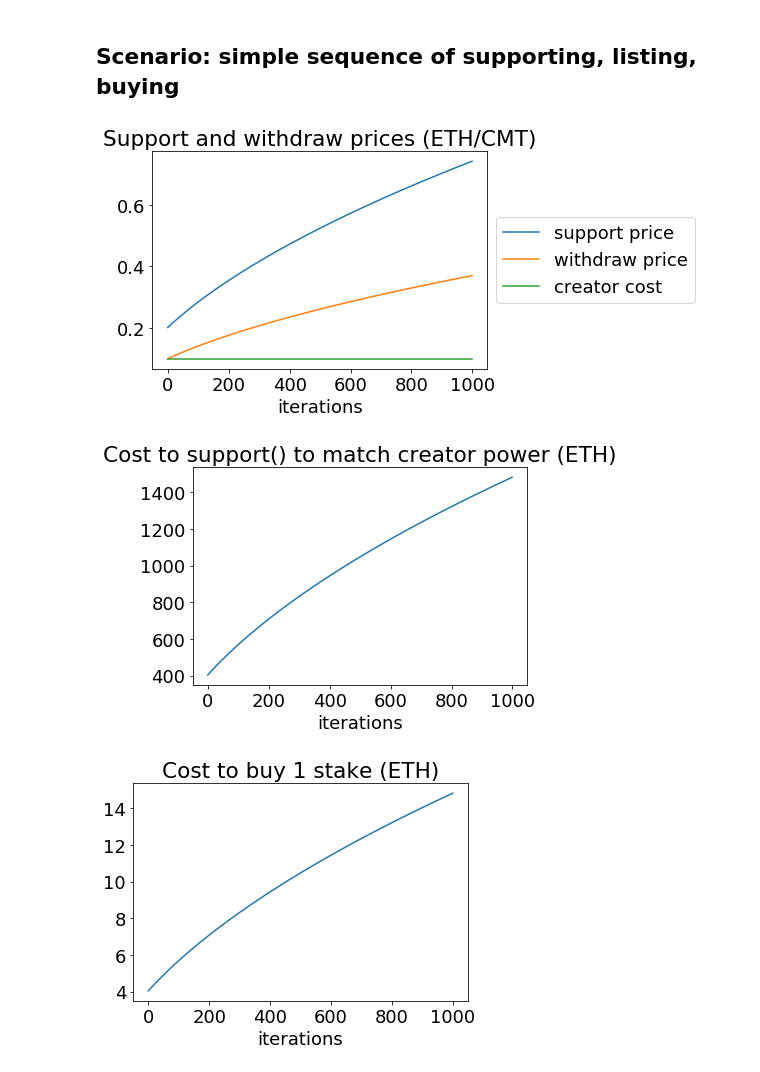
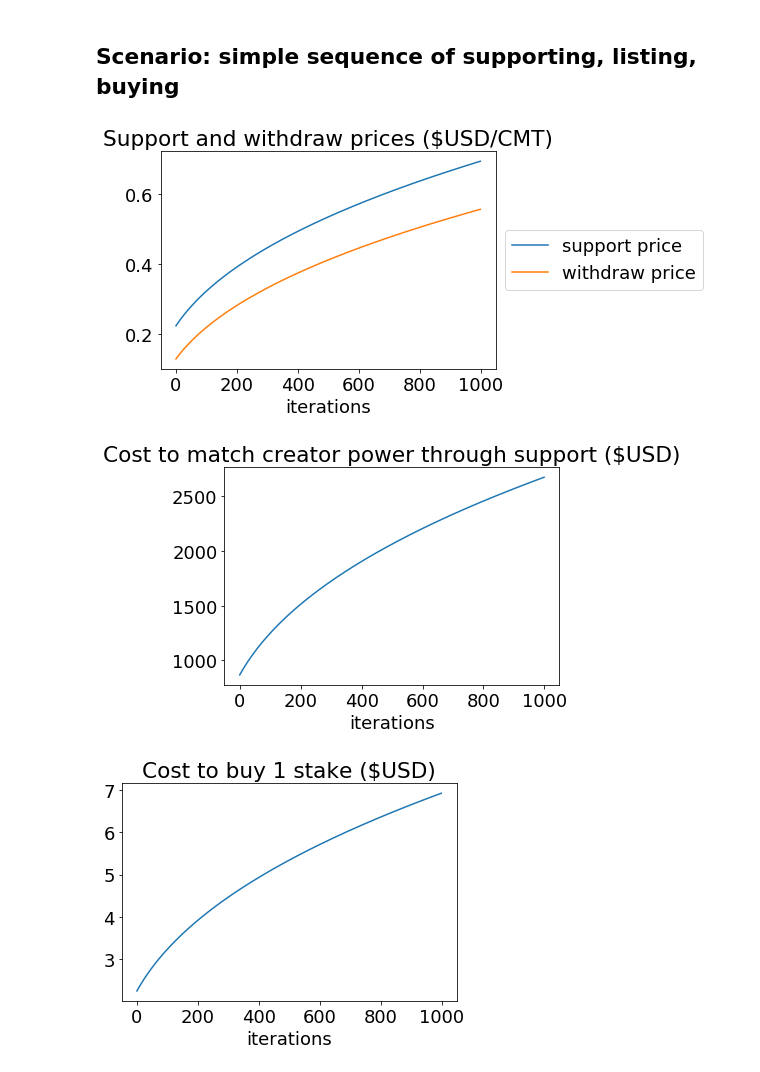
Before and after one commit to computablelabs/economics, a Jupyter notebook: ffa-mainnet.ipynb, the cells around one changed output. Drawn from its saved outputs; the diff is of its cells as text; code cells hidden in the pictures.

Commit message:
good starting mainnet params

```diff
--- a/ffa-mainnet.ipynb
+++ b/ffa-mainnet.ipynb
@@ -1,6 +1,8 @@
 # %%
-from helpers import toWei, fromWei, Market
+from helpers import toWei, fromWei, UsdEthConverter, Market
 
 import matplotlib
 import matplotlib.pyplot as plt
 import numpy as np
+
+usd = UsdEthConverter(162) # $162 per ETH, round to 3 digits
@@ -63,4 +32,5 @@ CREATOR_INITIAL_SUPPORT =  toWei(200, 'ETH')
 # %%
-# Convert human readable floor to units used by market codebase
-params['price_floor'] = 1e6 # wei per billion CMT-wei
+# Convert human readable units to units used by market codebase
 params['reserve_payment'] = 100 - params['backend_payment'] - params['maker_payment']
+params['cost_per_byte'] = toWei(usd.toEth(params['usd_cost_per_mbyte']), 'ETH') / 1e6
+params['list_reward'] = toWei(usd.toEth(params['usd_list_reward']), 'CMT')
@@ -67,59 +78,53 @@ params['reserve_payment'] = 100 - params['backend_payment'] - params['maker_paym
 # %% [markdown]
 ## Scenario: simple sequence of supporting, listing, buying
 # %%
-# (re)create a fresh market
-m = Market(params)
-m.market_total += CREATOR_BLOCK_SIZE
-m.reserve += CREATOR_INITIAL_SUPPORT
-
 iters = 1000
 
-support_prices = np.zeros(iters)
-withdraw_prices = np.zeros(iters)
+support_prices_usd = np.zeros(iters)
+withdraw_prices_usd = np.zeros(iters)
+
+support_usd = 5.0
+buy_mb = 10.0
 
 for i in range(iters):
-    m.support(1)
+    m.support(usd.toEth(support_usd))
     m.list()
-    for j in range(5):
-        m.buy(20)
+    for j in range(10):
+        m.buy(buy_mb)
 
-    support_prices[i] = m.get_human_support_price()
-    withdraw_prices[i] = m.get_withdraw_price()
+    support_prices_usd[i] = usd.fromEth(m.get_human_support_price())
+    withdraw_prices_usd[i] = usd.fromEth(m.get_withdraw_price())
 # %%
-creator_price = CREATOR_INITIAL_SUPPORT/CREATOR_BLOCK_SIZE
-creator_prices = np.full(iters, creator_price)
-
 plt.rc('font', size=18)
 fig, ax = plt.subplots()
 
 x = np.arange(0, iters, 1)
-ax.plot(x, support_prices)
-ax.plot(x, withdraw_prices)
-ax.plot(x, creator_prices)
-ax.legend(['support price', 'withdraw price', 'creator cost'], loc='center left', bbox_to_anchor=(1, 0.5))
+ax.plot(x, support_prices_usd)
+ax.plot(x, withdraw_prices_usd)
+ax.legend(['support price', 'withdraw price'], loc='center left', bbox_to_anchor=(1, 0.5))
 
-ax.set(xlabel='iterations', title='Support and withdraw prices (ETH/CMT)')
+ax.set(xlabel='iterations', title='Support and withdraw prices ($USD/CMT)')
 plt.show()
 # %% [output]
-[figure, old version]
+[figure, new version]
 # %%
-costs_to_match_creator = fromWei(CREATOR_BLOCK_SIZE, 'CMT') * support_prices
+costs_to_match_creator = fromWei(CREATOR_BLOCK_SIZE, 'CMT') * support_prices_usd
 
 fig, ax = plt.subplots()
 ax.plot(x, costs_to_match_creator)
-ax.set(xlabel='iterations', title='Cost to support() to match creator power (ETH)')
+ax.set(xlabel='iterations', title='Cost to match creator power through support ($USD)')
 plt.show()
 # %% [output]
-[figure, old version]
+[figure, new version]
 # %%
-costs_to_stake = fromWei(params['stake'], 'CMT') * support_prices
+costs_to_stake = fromWei(params['stake'], 'CMT') * support_prices_usd
 
 fig, ax = plt.subplots()
 ax.plot(x, costs_to_stake)
-ax.set(xlabel='iterations', title='Cost to buy 1 stake (ETH)')
+ax.set(xlabel='iterations', title='Cost to buy 1 stake ($USD)')
 plt.show()
 # %% [output]
-[figure, old version]
+[figure, new version]
 # %%
 mb_sold_to_stake = costs_to_stake / (fromWei(params['cost_per_byte'], 'ETH') * 1e6)
 fig, ax = plt.subplots()
```
Also changed, not shown: parts of 11 cells of this notebook, 1 other file.
